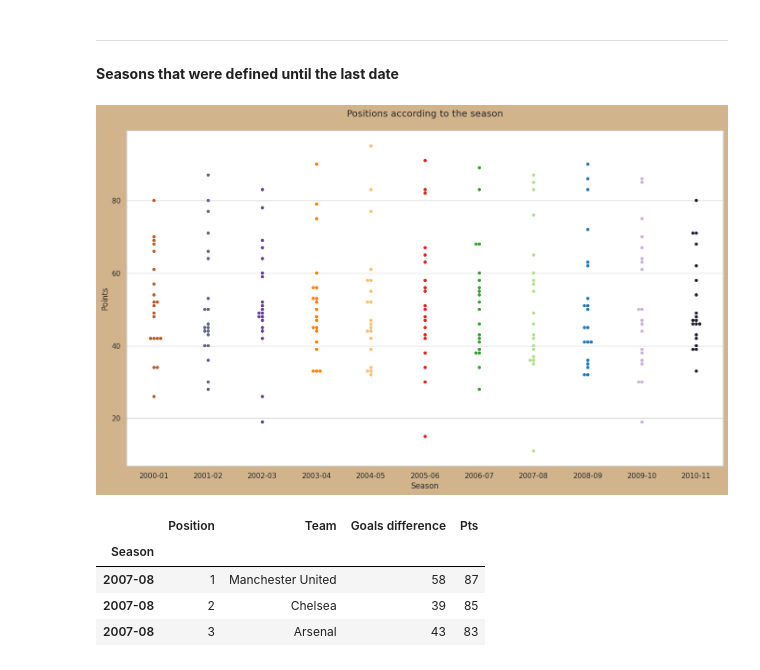
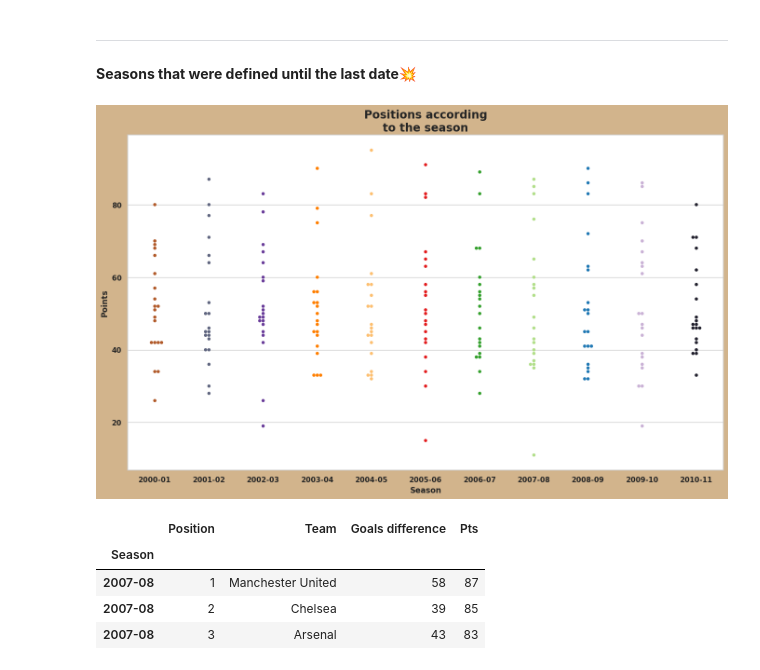
Before and after one commit to CarlosFOL/Premier_League, a Jupyter notebook: notebook.ipynb, the cells around one changed output. Drawn from its saved outputs; the diff is of its cells as text; code cells hidden in the pictures.

```diff
--- a/notebook.ipynb
+++ b/notebook.ipynb
@@ -257,7 +260,7 @@ statistics
 # %% [markdown]
 ---
 # %% [markdown]
-**Seasons that were defined until the last date**
+**Seasons that were defined until the last date💥**
 # %%
 my_palette = {x: 'r' for x in df_decade1.Year.unique()}
 s_2000, s_2001 = sns.color_palette('Paired')[-1], sns.color_palette('bone')[2]
@@ -272,20 +275,21 @@ my_palette['2008-09'], my_palette['2009-10'], my_palette['2010-11'] = s_2008, s_
 # %%
 #The most competitve season
 df_decade1.head()
 
 #Canvas
 fig = plt.figure()
 sns.set_theme(style='whitegrid')
 #Axes
 ax = fig.add_axes([0, 0, 2, 1.5])
 #Strip plot
 ax = sns.swarmplot(data=df_decade1, x='Season', y='Pts', palette=my_palette)
-ax.set_ylabel('Points')
-ax.set_title('Positions according to the season\n', fontdict={'size': 'large'})
+ax.set_xlabel('Season', fontweight='bold'), ax.set_ylabel('Points', fontweight='bold')
+ax.set_title('Positions according\nto the season', fontdict={'size': 'x-large', 'weight': 'bold'})
+plt.xticks(fontweight='bold'), plt.yticks(fontweight='bold')
 fig.set_facecolor('#D2B48C')
 fig.show()
 # %% [output]
-[figure, old version]
+[figure, new version]
 # %%
 #The most competitive seasons
 #2007/08
```
Also changed, not shown: parts of 25 cells of this notebook.
